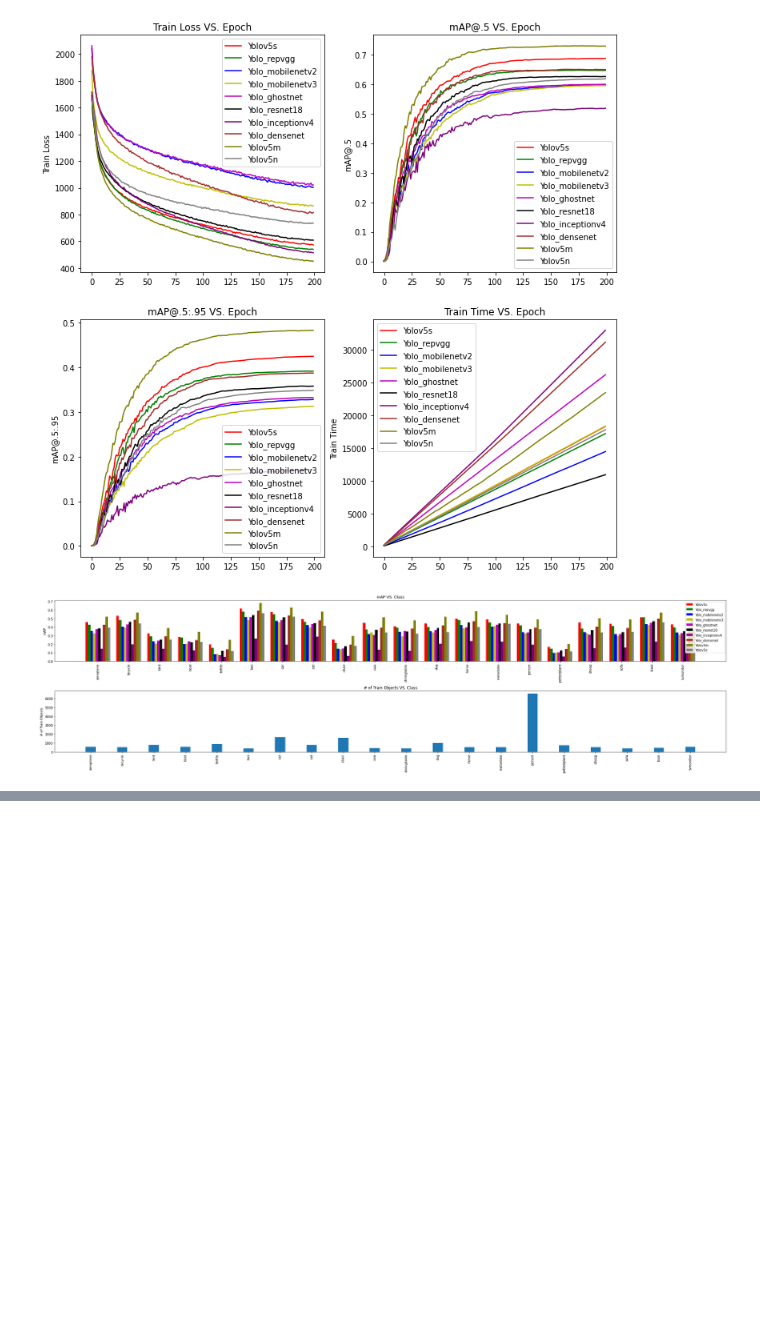
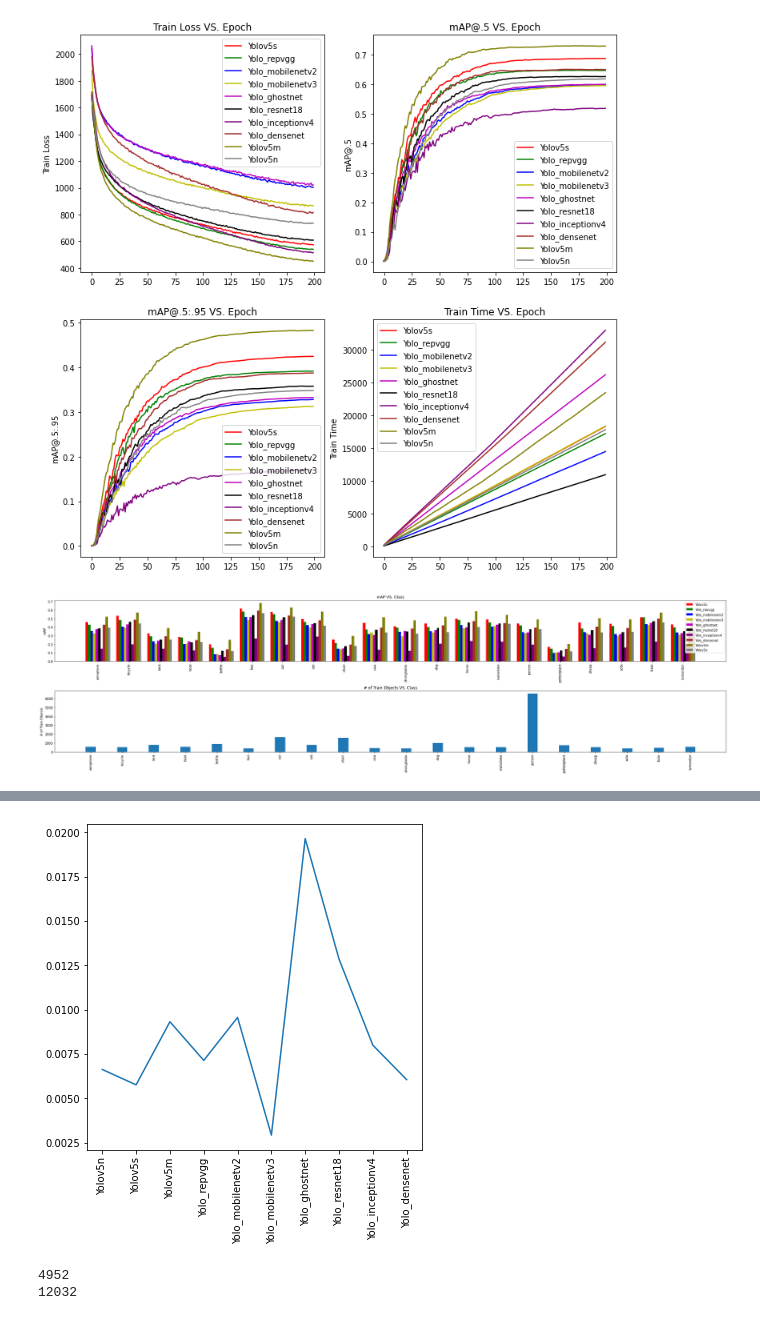
Before and after one commit to YuxiangChai/Yolov5-pytorch, a Jupyter notebook: models_info.ipynb, the cells around one changed output, grey strips where cells are left out. Saved outputs shown, nothing was run; the diff lists cells and outputs as text; code cells hidden in the pictures; blank space fills up the shorter version.

```diff
--- a/models_info.ipynb
+++ b/models_info.ipynb
@@ -245,0 +289,47 @@ plt.show()
+# %%
+import time
+
+img = img.to('cuda')
+inference_time = []
+for model in models:
+    model.float()
+    model.to('cuda')
+    start = time.time()
+    out = model(img)
+    end = time.time()
+    inference_time.append((end-start))
+
+fig = plt.figure(figsize=(6, 6))
+ax1 = fig.add_subplot()
+ax1.plot(model_names, inference_time)
+ax1.set_xticklabels(model_names, rotation=90)
+
+plt.show()
+# %% [output]
+[figure, added]
+# %%
+import torch
+import numpy as np
+import matplotlib.pyplot as plt
+%matplotlib inline
+import glob
+
+# train_lbl_files = glob.glob('../datasets/VOC/labels/train2012/*') + glob.glob('../datasets/VOC/labels/train2007/*')
+train_lbl_files = glob.glob('../datasets/VOC/labels/test2007/*')
+train_lbl_files.sort()
+print(len(train_lbl_files))
+
+class_ = [0 for _ in range(20)]
+for file in train_lbl_files:
+    with open(file, 'r') as f:
+        lines = f.readlines()
+    for line in lines:
+        if line:
+            clss = line.strip().split(' ')[0]
+            class_[int(clss)] += 1
+
+total_train = np.asarray(class_).sum()
+print(total_train)
+# %% [output]
+4952
+12032
```
Also changed, not shown: parts of 1 cell of this notebook, 28 other files.
